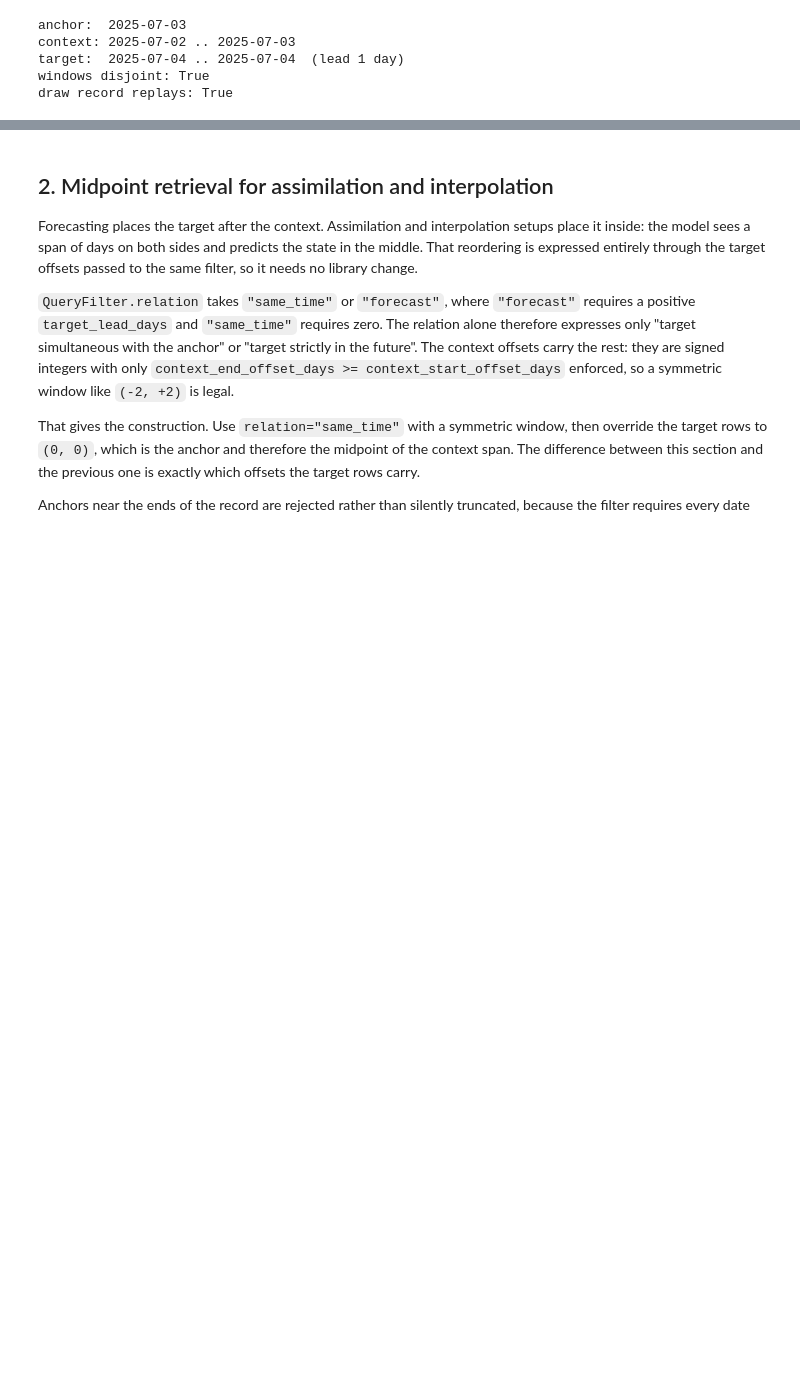
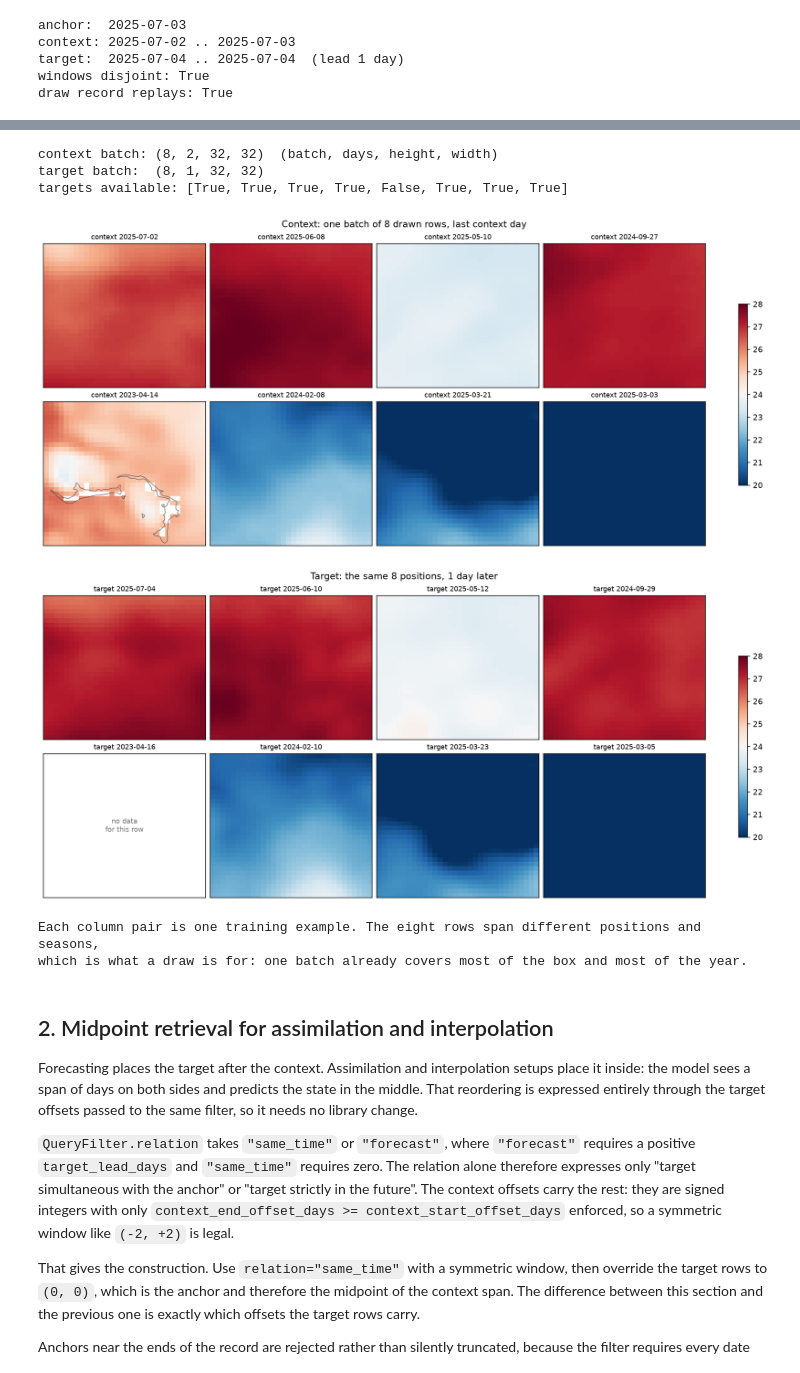
Before and after one commit to nilsleh/oceanTACO, a Jupyter notebook: docs/tutorials/spatio_temporal_query_generation.ipynb, the cells around one changed output, grey strips where cells are left out. Saved outputs shown, nothing was run; the diff lists cells and outputs as text; code cells hidden in the pictures; blank space fills up the shorter version.

```diff
--- a/docs/tutorials/spatio_temporal_query_generation.ipynb
+++ b/docs/tutorials/spatio_temporal_query_generation.ipynb
@@ -225,3 +309,39 @@ draw record replays: True
+# %%
+from torch.utils.data import DataLoader
+from ocean_taco.torch import (ShapeBucketSampler, collate_ocean_samples,
+                              native_pad_collate, seed_ocean_taco_worker)
+
+def one_batch(dataset, batch_size=BATCH_SIZE, collate=collate_ocean_samples):
+    # One batch, built the same way in every section. num_workers stays at 2
+    # because these draws are small and the fetch, not the collation, is what
+    # takes the time.
+    loader = DataLoader(dataset, batch_size=batch_size, num_workers=2,
+                        collate_fn=collate, worker_init_fn=seed_ocean_taco_worker)
+    return next(iter(loader))
+
+context_batch = one_batch(context_set)
+target_batch = one_batch(target_set)
+print(f"context batch: {tuple(context_batch['l4_sst']['data'].shape)}  (batch, days, height, width)")
+print(f"target batch:  {tuple(target_batch['l4_sst']['data'].shape)}")
+print(f"targets available: {target_batch['availability']['l4_sst']}")
+
+def dated(prefix):
+    return lambda batch, index: f"{prefix} {batch_dates(batch)[index]}"
+
+display_figure(batch_panel_grid(context_batch, "l4_sst", panel_title=dated("context"),
+                                title=f"Context: one batch of {BATCH_SIZE} drawn rows, last context day"))
+display_figure(batch_panel_grid(target_batch, "l4_sst", panel_title=dated("target"),
+                                title=f"Target: the same {BATCH_SIZE} positions, {lead} day later"))
+print("Each column pair is one training example. The eight rows span different positions and seasons,")
+print("which is what a draw is for: one batch already covers most of the box and most of the year.")
+# %% [output]
+context batch: (8, 2, 32, 32)  (batch, days, height, width)
+target batch:  (8, 1, 32, 32)
+targets available: [True, True, True, True, False, True, True, True]
+[figure, added]
+[figure, added]
+Each column pair is one training example. The eight rows span different positions and seasons,
+which is what a draw is for: one batch already covers most of the box and most of the year.
 # %% [markdown]
 ## 2. Midpoint retrieval for assimilation and interpolation
 
```
Also changed, not shown: parts of 23 cells of this notebook, 6 other files.
